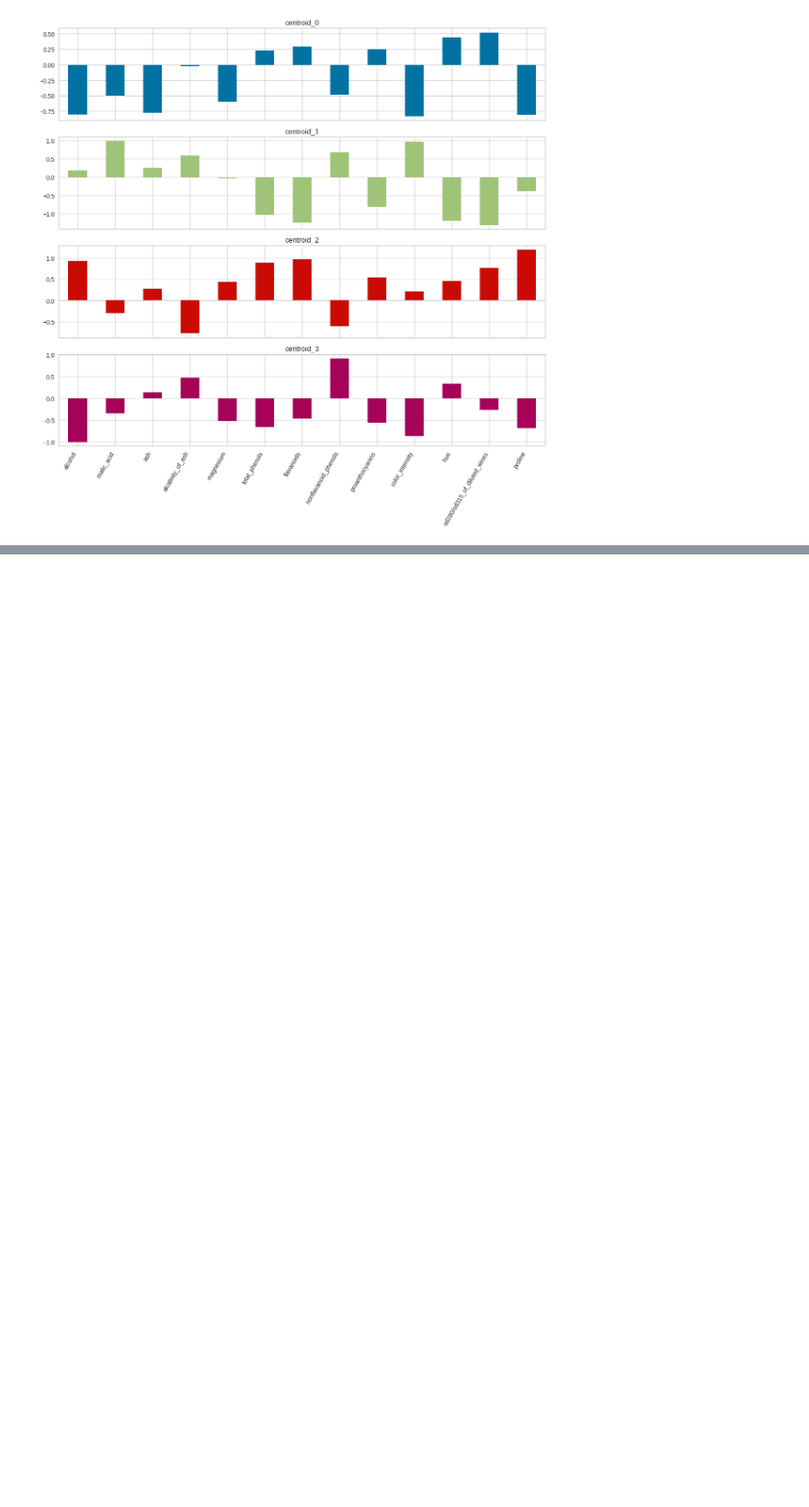
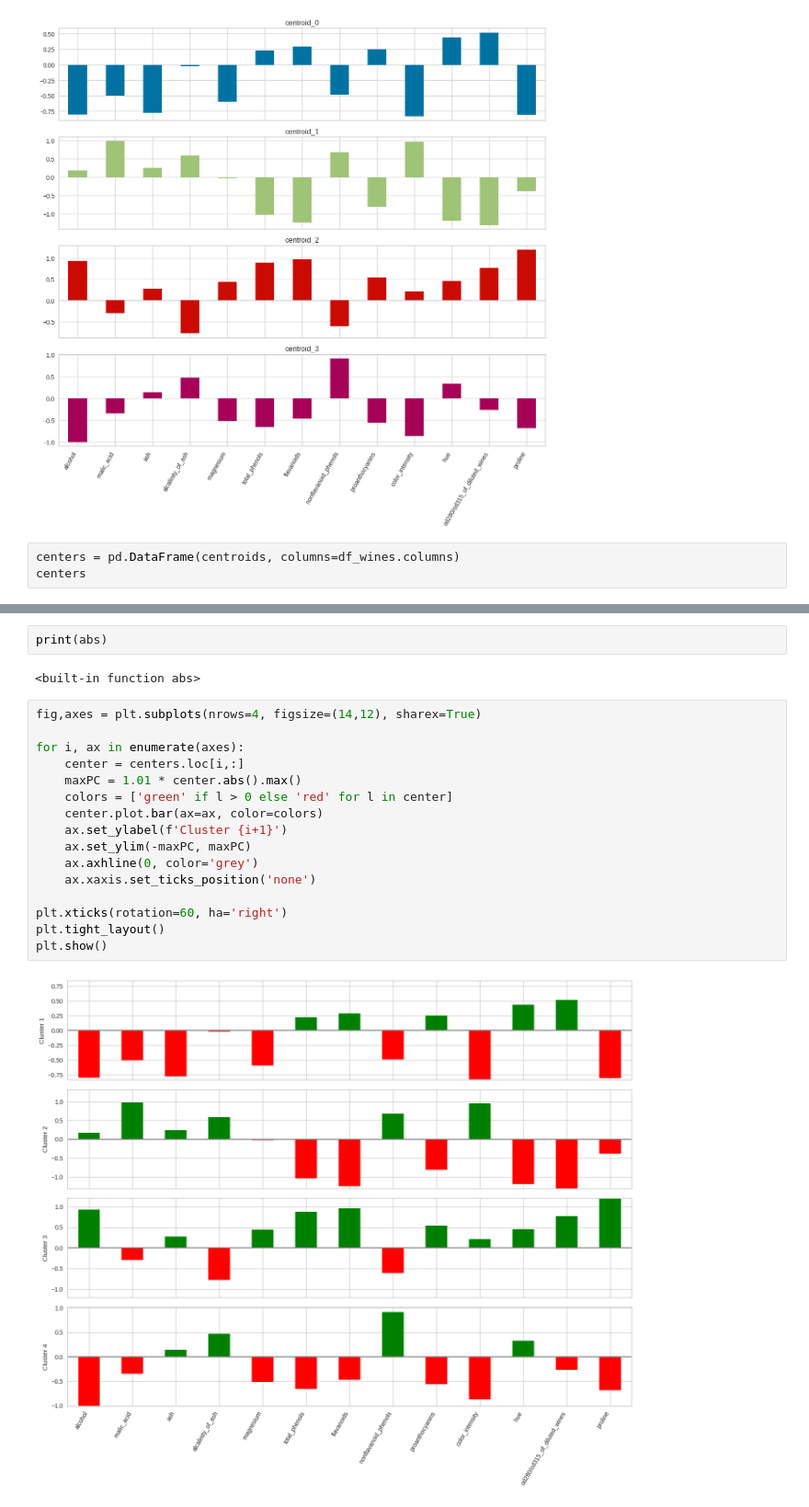
Before and after one commit to PabloLBandeira/biblioteca-Pandas, a Jupyter notebook: ClusterizacaoKMeans.ipynb, the cells around one changed output, grey strips where cells are left out. Shown: that part at 92% size. Drawn from its saved outputs; the diff is of its cells as text; blank space fills up the shorter version.

Commit message:
Última revisão da clusterização  usando KMeans

```diff
--- a/ClusterizacaoKMeans.ipynb
+++ b/ClusterizacaoKMeans.ipynb
@@ -116,3 +116,6 @@ plt.tight_layout()
 plt.show()
 # %% [output]
 [figure]
+# %%
+centers = pd.DataFrame(centroids, columns=df_wines.columns)
+centers
@@ -118,0 +128,22 @@ plt.show()
+# %%
+print(abs)
+# %% [output]
+<built-in function abs>
+# %%
+fig,axes = plt.subplots(nrows=4, figsize=(14,12), sharex=True)
+
+for i, ax in enumerate(axes):
+    center = centers.loc[i,:]
+    maxPC = 1.01 * center.abs().max()
+    colors = ['green' if l > 0 else 'red' for l in center]
+    center.plot.bar(ax=ax, color=colors)
+    ax.set_ylabel(f'Cluster {i+1}')
+    ax.set_ylim(-maxPC, maxPC)
+    ax.axhline(0, color='grey')
+    ax.xaxis.set_ticks_position('none')
+
+plt.xticks(rotation=60, ha='right')
+plt.tight_layout()
+plt.show()
+# %% [output]
+[figure, added]
```
Also changed, not shown: parts of 1 cell of this notebook.
